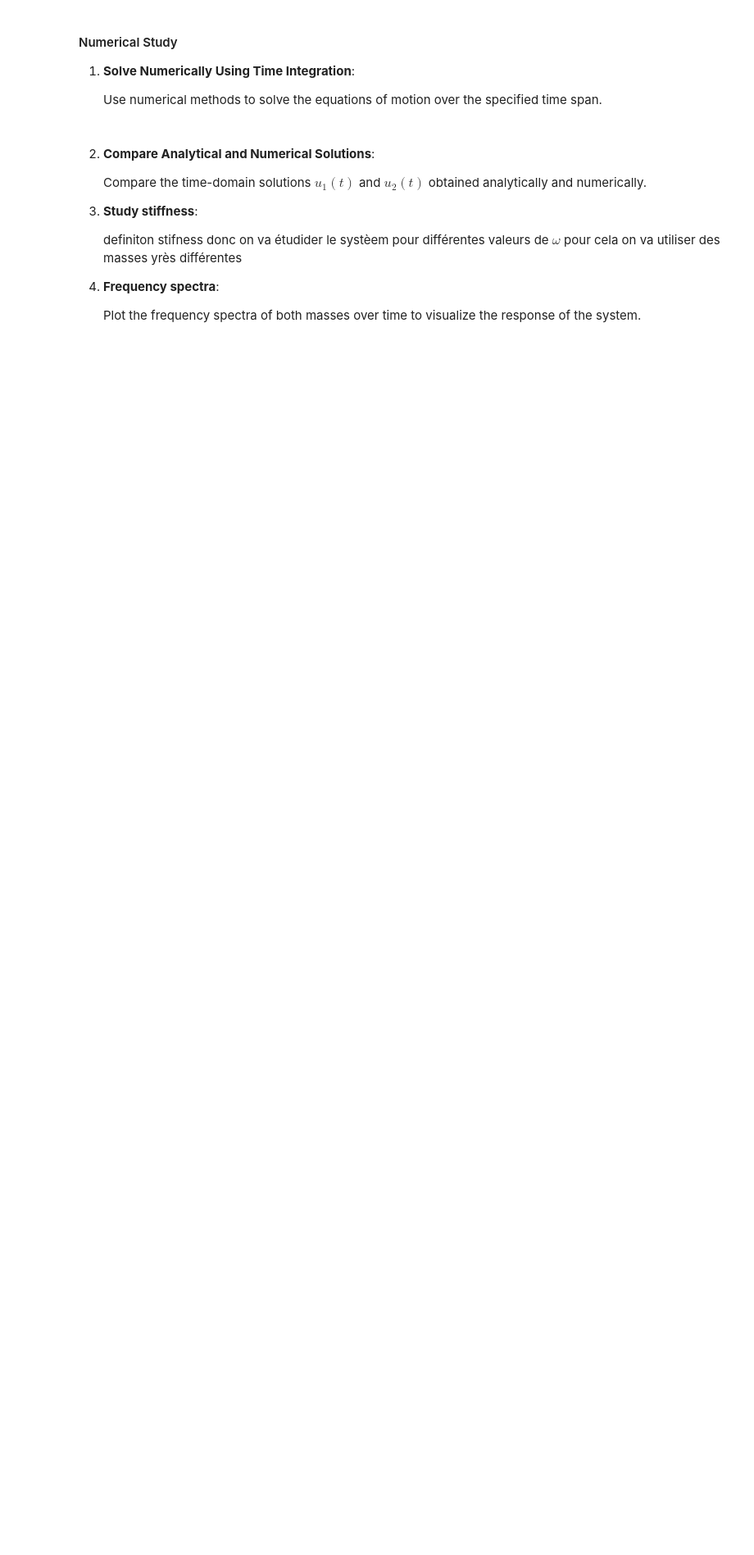
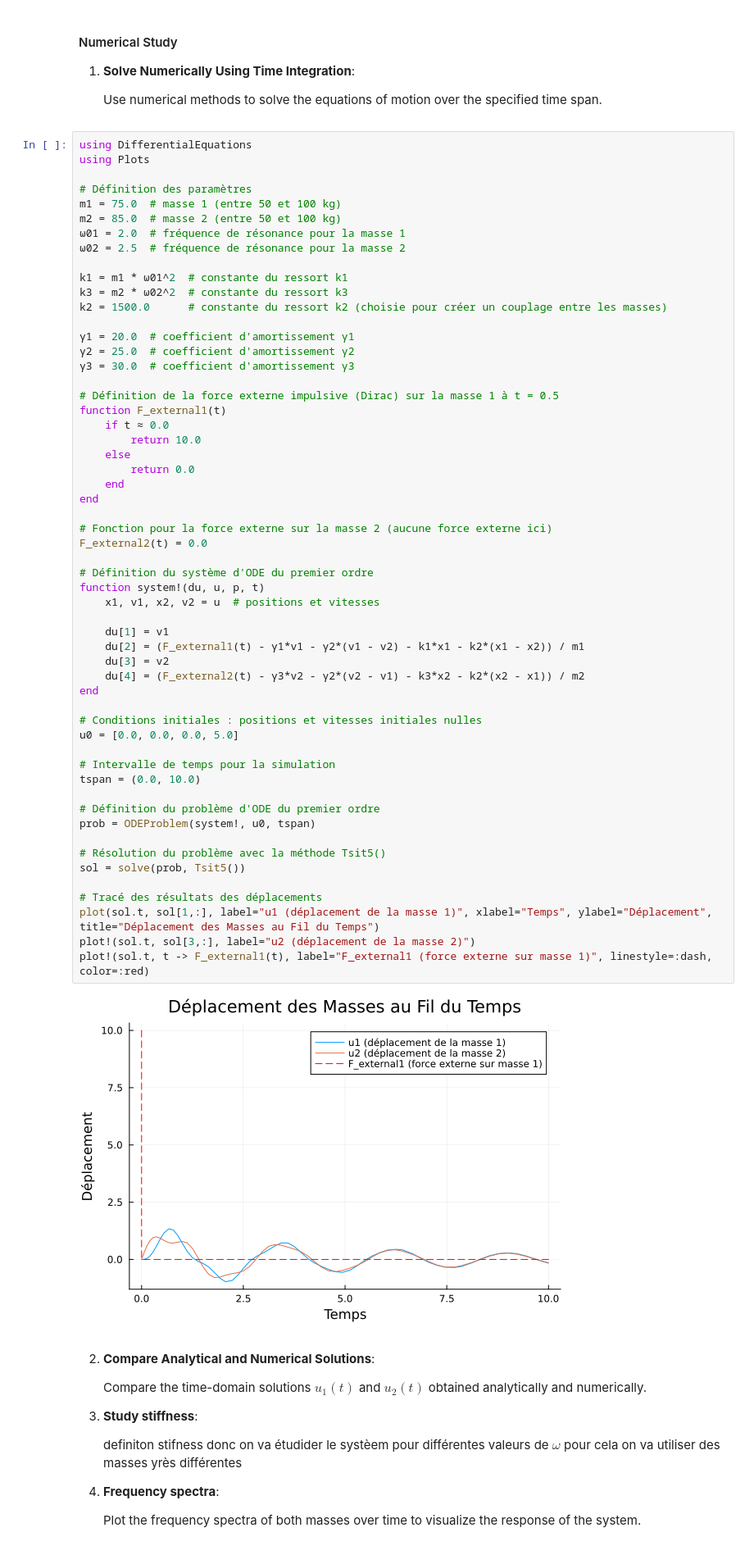
Before and after one commit to AnouchkaDESMETTRE/TU_Delft_Internship, a Jupyter notebook: TwoPointMassSystem.ipynb, the cells around one changed output. Shown at 82% size. Saved outputs shown, nothing was run; the diff lists cells and outputs as text; blank space fills up the shorter version.

```diff
--- a/TwoPointMassSystem.ipynb
+++ b/TwoPointMassSystem.ipynb
@@ -346,6 +453,64 @@ Les solutions du polynôme caractéristique sont : Sym{PyCall.PyObject}[Piecewis
 1. **Solve Numerically Using Time Integration**:
 
    Use numerical methods to solve the equations of motion over the specified time span.
+# %%
+using DifferentialEquations
+using Plots
+
+# Définition des paramètres
+m1 = 75.0  # masse 1 (entre 50 et 100 kg)
+m2 = 85.0  # masse 2 (entre 50 et 100 kg)
+ω01 = 2.0  # fréquence de résonance pour la masse 1
+ω02 = 2.5  # fréquence de résonance pour la masse 2
+
+k1 = m1 * ω01^2  # constante du ressort k1
+k3 = m2 * ω02^2  # constante du ressort k3
+k2 = 1500.0      # constante du ressort k2 (choisie pour créer un couplage entre les masses)
+
+γ1 = 20.0  # coefficient d'amortissement γ1
+γ2 = 25.0  # coefficient d'amortissement γ2
+γ3 = 30.0  # coefficient d'amortissement γ3
+
+# Définition de la force externe impulsive (Dirac) sur la masse 1 à t = 0.5
+function F_external1(t)
+    if t ≈ 0.0
+        return 10.0
+    else
+        return 0.0
+    end
+end
+
+# Fonction pour la force externe sur la masse 2 (aucune force externe ici)
+F_external2(t) = 0.0
+
+# Définition du système d'ODE du premier ordre
+function system!(du, u, p, t)
+    x1, v1, x2, v2 = u  # positions et vitesses
+
+    du[1] = v1
+    du[2] = (F_external1(t) - γ1*v1 - γ2*(v1 - v2) - k1*x1 - k2*(x1 - x2)) / m1
+    du[3] = v2
+    du[4] = (F_external2(t) - γ3*v2 - γ2*(v2 - v1) - k3*x2 - k2*(x2 - x1)) / m2
+end
+
+# Conditions initiales : positions et vitesses initiales nulles
+u0 = [0.0, 0.0, 0.0, 5.0]
+
+# Intervalle de temps pour la simulation
+tspan = (0.0, 10.0)
+
+# Définition du problème d'ODE du premier ordre
+prob = ODEProblem(system!, u0, tspan)
+
+# Résolution du problème avec la méthode Tsit5()
+sol = solve(prob, Tsit5())
+
+# Tracé des résultats des déplacements
+plot(sol.t, sol[1,:], label="u1 (déplacement de la masse 1)", xlabel="Temps", ylabel="Déplacement", title="Déplacement des Masses au Fil du Temps")
+plot!(sol.t, sol[3,:], label="u2 (déplacement de la masse 2)")
+plot!(sol.t, t -> F_external1(t), label="F_external1 (force externe sur masse 1)", linestyle=:dash, color=:red)
+# %% [output]
+[figure, added]
 # %% [markdown]
 2. **Compare Analytical and Numerical Solutions**:
 
```
Also changed, not shown: parts of 5 cells of this notebook.
